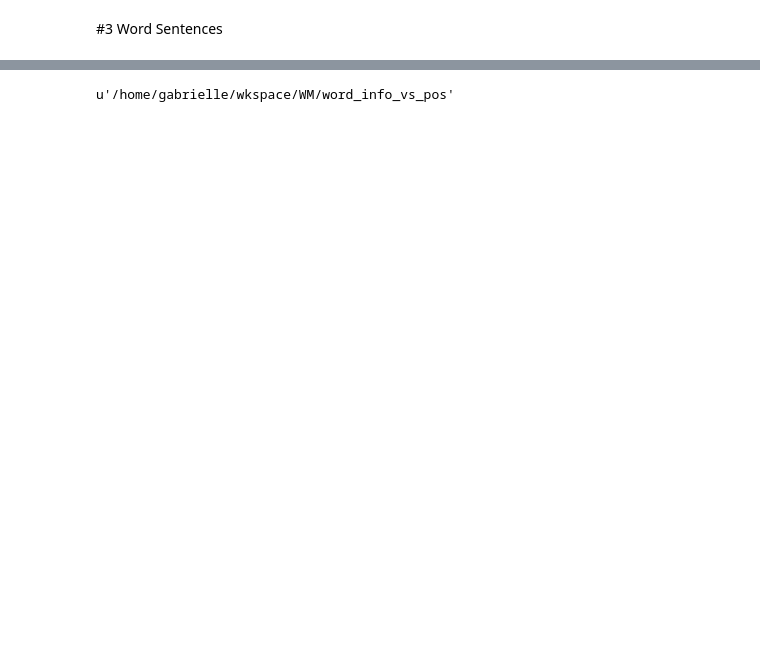
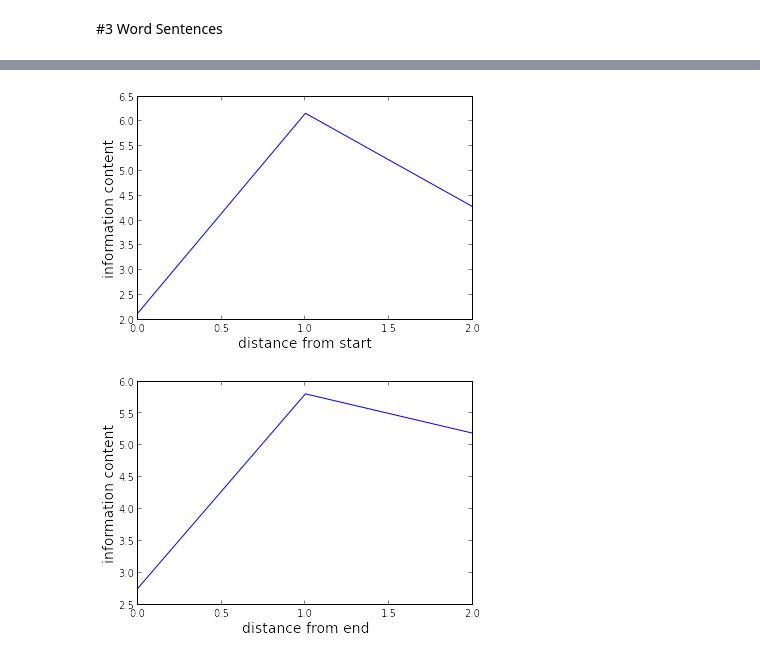
Before and after one commit to gabriellee/WM, a Jupyter notebook: word_info_vs_pos/Short_Sentences.ipynb, the cells around one changed output, grey strips where cells are left out. Cells and saved outputs as stored; diff of their text form; code cells hidden in the pictures; blank space fills up the shorter version.

```diff
--- a/word_info_vs_pos/Short_Sentences.ipynb
+++ b/word_info_vs_pos/Short_Sentences.ipynb
@@ -16,15 +11,22 @@ TypeError: 'int' object has no attribute '__getitem__'
 # %%
 %matplotlib inline
+
+data = list(csv.reader(open("pos_info_3_word_sents.csv","r")))
+
+y_start = data[0]
+y_end = data[1]
+x = data[2]
 
 plt.figure(1)
 p1, = plt.plot(x,y_start)
 plt.xlabel("distance from start", fontsize = 14)
 plt.ylabel("information content", fontsize = 14)
 
 plt.figure(2)
 p2, = plt.plot(x,y_end)
 plt.xlabel("distance from end", fontsize = 14)
 plt.ylabel("information content", fontsize = 14)
 plt.show()
 # %% [output]
-u'/home/gabrielle/wkspace/WM/word_info_vs_pos'
+[figure, added]
+[figure, added]
```
Also changed, not shown: parts of 1 cell of this notebook, 1 other file.
